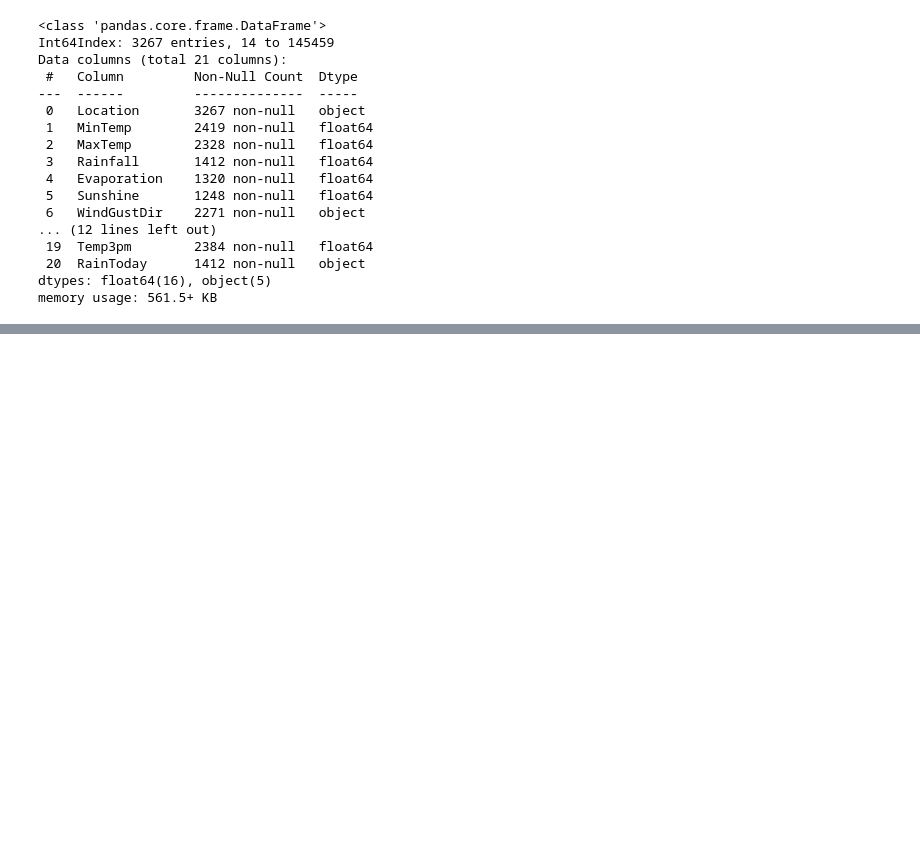
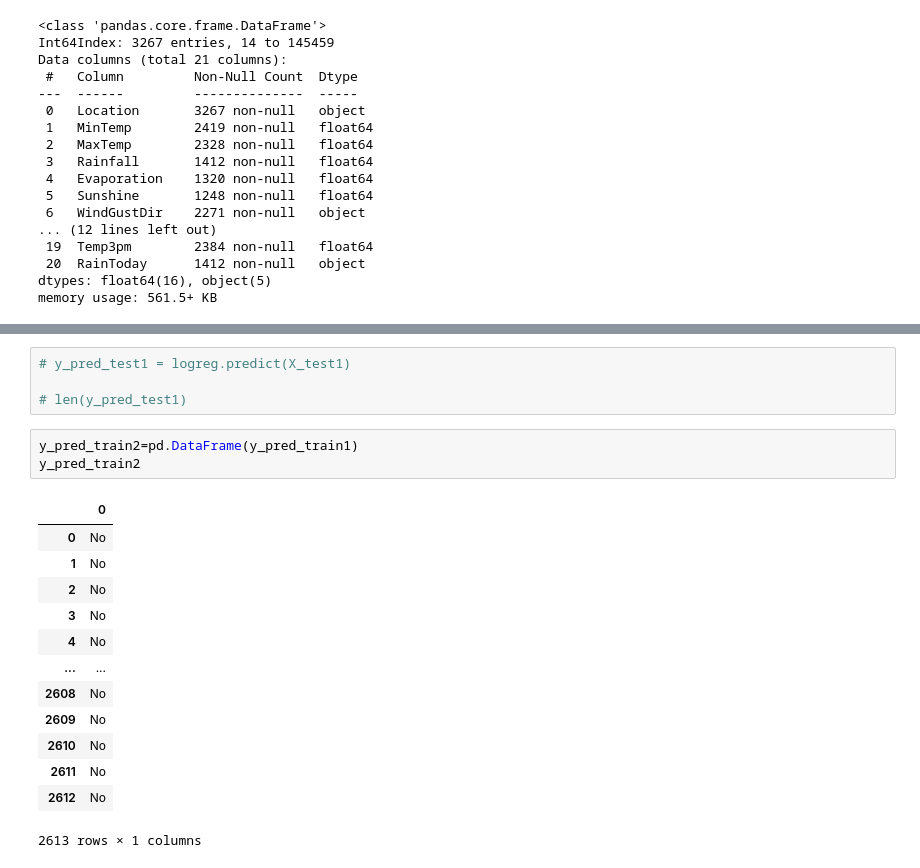
Before and after one commit to NileshCT/Linear_Regression_Modelling, a Jupyter notebook: ML_Classification_Modelling_WeatherAUS_.ipynb, the cells around one changed output, grey strips where cells are left out. Drawn from its saved outputs; the diff is of its cells as text; blank space fills up the shorter version.

```diff
--- a/ML_Classification_Modelling_WeatherAUS_.ipynb
+++ b/ML_Classification_Modelling_WeatherAUS_.ipynb
@@ -334,0 +424,21 @@ x_known["Location"]=L_Encoder.fit_transform(x_known["Location"])
+# %%
+# y_pred_test1 = logreg.predict(X_test1)
+
+# len(y_pred_test1)
+# %%
+y_pred_train2=pd.DataFrame(y_pred_train1)
+y_pred_train2
+# %% [output]
+|  | 0 |
+| 0 | No |
+| 1 | No |
+| 2 | No |
+| 3 | No |
+| 4 | No |
+| ... | ... |
+| 2608 | No |
+| 2609 | No |
+| 2610 | No |
+| 2611 | No |
+| 2612 | No |
+2613 rows × 1 columns
```
Also changed, not shown: parts of 28 cells of this notebook.
